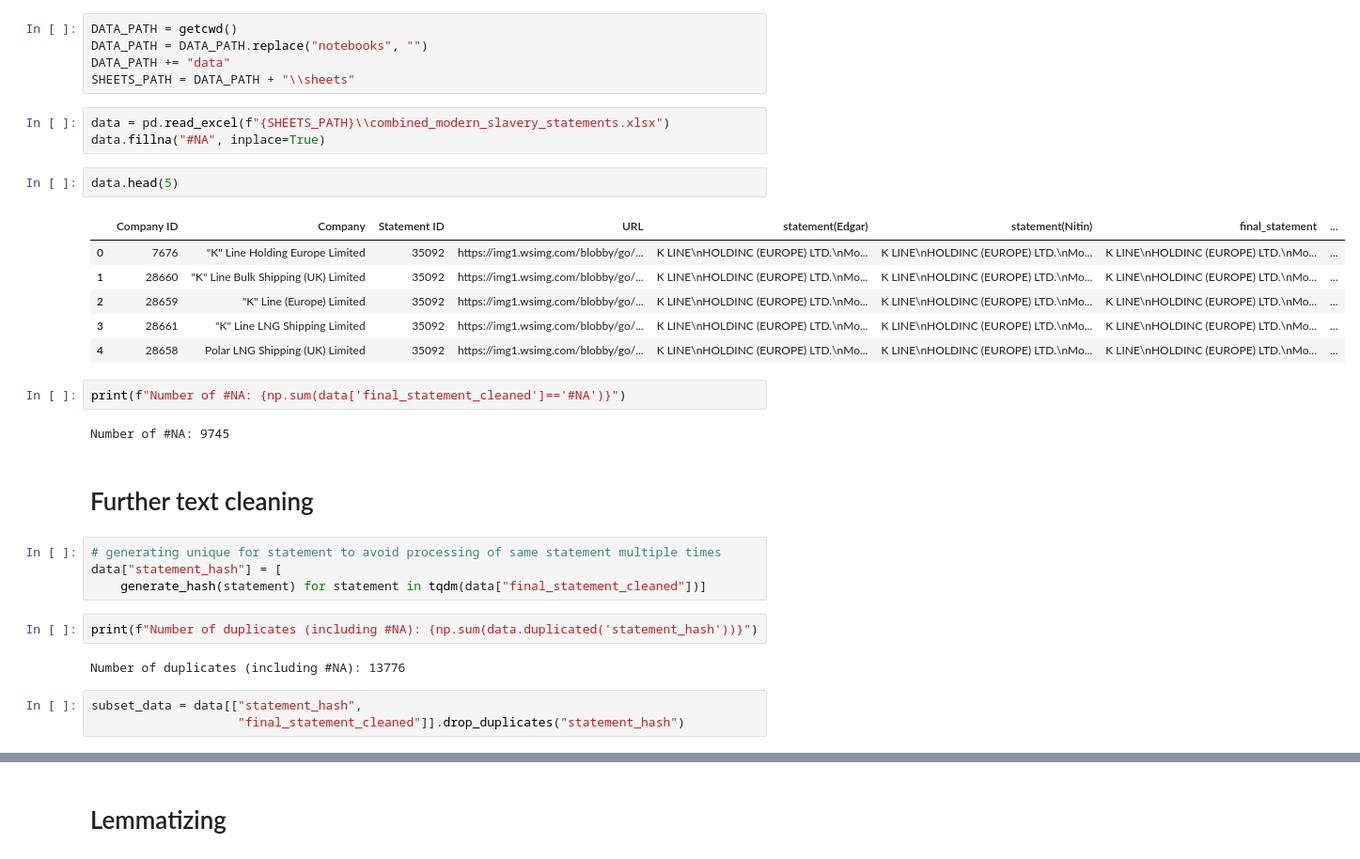
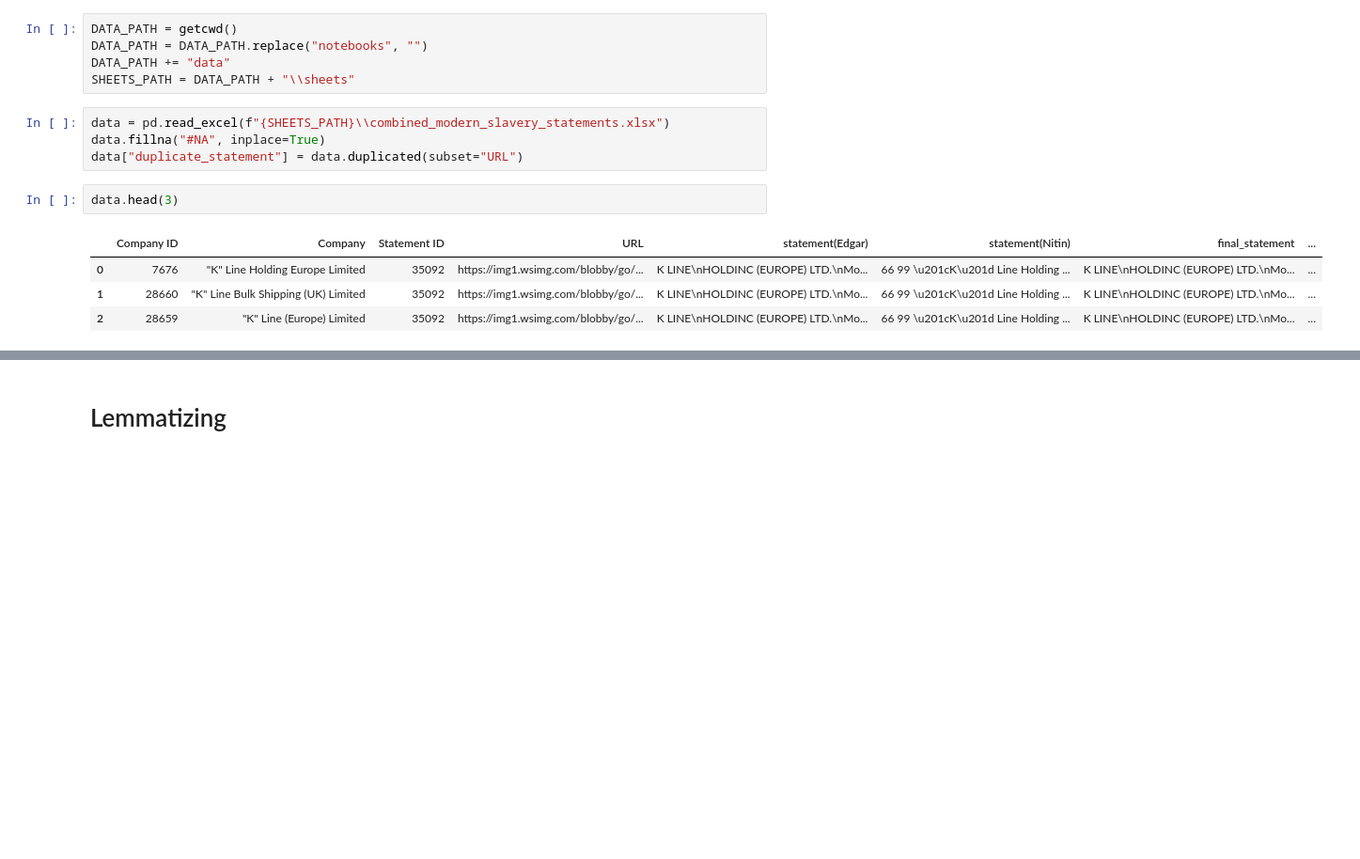
Before and after one commit to dmp1999/modern_slavery_registry, a Jupyter notebook: notebooks/20201203-statement-cleaning-additional.ipynb, the cells around one changed output, grey strips where cells are left out. Shown at 94% size. Drawn from its saved outputs; the diff is of its cells as text; blank space fills up the shorter version.

Commit message:
Further text cleaning and topic modelling

```diff
--- a/notebooks/20201203-statement-cleaning-additional.ipynb
+++ b/notebooks/20201203-statement-cleaning-additional.ipynb
@@ -25,29 +30,11 @@ SHEETS_PATH = DATA_PATH + "\\sheets"
 # %%
 data = pd.read_excel(f"{SHEETS_PATH}\\combined_modern_slavery_statements.xlsx")
 data.fillna("#NA", inplace=True)
+data["duplicate_statement"] = data.duplicated(subset="URL")
 # %%
-data.head(5)
+data.head(3)
 # %% [output]
 |  | Company ID | Company | Statement ID | URL | statement(Edgar) | statement(Nitin) | final_statement | ... |
-| 0 | 7676 | "K" Line Holding Europe Limited | 35092 | https://img1.wsimg.com/blobby/go/... | K LINE\nHOLDINC (EUROPE) LTD.\nMo... | K LINE\nHOLDINC (EUROPE) LTD.\nMo... | K LINE\nHOLDINC (EUROPE) LTD.\nMo... | ... |
-| 1 | 28660 | "K" Line Bulk Shipping (UK) Limited | 35092 | https://img1.wsimg.com/blobby/go/... | K LINE\nHOLDINC (EUROPE) LTD.\nMo... | K LINE\nHOLDINC (EUROPE) LTD.\nMo... | K LINE\nHOLDINC (EUROPE) LTD.\nMo... | ... |
-| 2 | 28659 | "K" Line (Europe) Limited | 35092 | https://img1.wsimg.com/blobby/go/... | K LINE\nHOLDINC (EUROPE) LTD.\nMo... | K LINE\nHOLDINC (EUROPE) LTD.\nMo... | K LINE\nHOLDINC (EUROPE) LTD.\nMo... | ... |
-| 3 | 28661 | "K" Line LNG Shipping Limited | 35092 | https://img1.wsimg.com/blobby/go/... | K LINE\nHOLDINC (EUROPE) LTD.\nMo... | K LINE\nHOLDINC (EUROPE) LTD.\nMo... | K LINE\nHOLDINC (EUROPE) LTD.\nMo... | ... |
-| 4 | 28658 | Polar LNG Shipping (UK) Limited | 35092 | https://img1.wsimg.com/blobby/go/... | K LINE\nHOLDINC (EUROPE) LTD.\nMo... | K LINE\nHOLDINC (EUROPE) LTD.\nMo... | K LINE\nHOLDINC (EUROPE) LTD.\nMo... | ... |
+| 0 | 7676 | "K" Line Holding Europe Limited | 35092 | https://img1.wsimg.com/blobby/go/... | K LINE\nHOLDINC (EUROPE) LTD.\nMo... | 66 99 \u201cK\u201d Line Holding ... | K LINE\nHOLDINC (EUROPE) LTD.\nMo... | ... |
+| 1 | 28660 | "K" Line Bulk Shipping (UK) Limited | 35092 | https://img1.wsimg.com/blobby/go/... | K LINE\nHOLDINC (EUROPE) LTD.\nMo... | 66 99 \u201cK\u201d Line Holding ... | K LINE\nHOLDINC (EUROPE) LTD.\nMo... | ... |
+| 2 | 28659 | "K" Line (Europe) Limited | 35092 | https://img1.wsimg.com/blobby/go/... | K LINE\nHOLDINC (EUROPE) LTD.\nMo... | 66 99 \u201cK\u201d Line Holding ... | K LINE\nHOLDINC (EUROPE) LTD.\nMo... | ... |
-# %%
-print(f"Number of #NA: {np.sum(data['final_statement_cleaned']=='#NA')}")
-# %% [output]
-Number of #NA: 9745
-# %% [markdown]
-# Further text cleaning
-# %%
-# generating unique for statement to avoid processing of same statement multiple times
-data["statement_hash"] = [
-    generate_hash(statement) for statement in tqdm(data["final_statement_cleaned"])]
-# %%
-print(f"Number of duplicates (including #NA): {np.sum(data.duplicated('statement_hash'))}")
-# %% [output]
-Number of duplicates (including #NA): 13776
-# %%
-subset_data = data[["statement_hash",
-                    "final_statement_cleaned"]].drop_duplicates("statement_hash")
```
Also changed, not shown: parts of 26 cells of this notebook, 2 other files.
